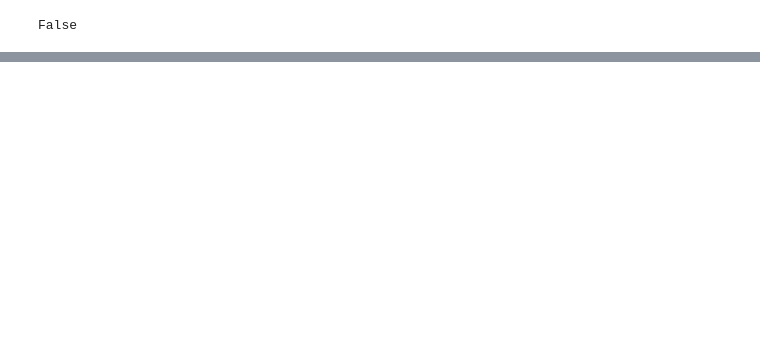
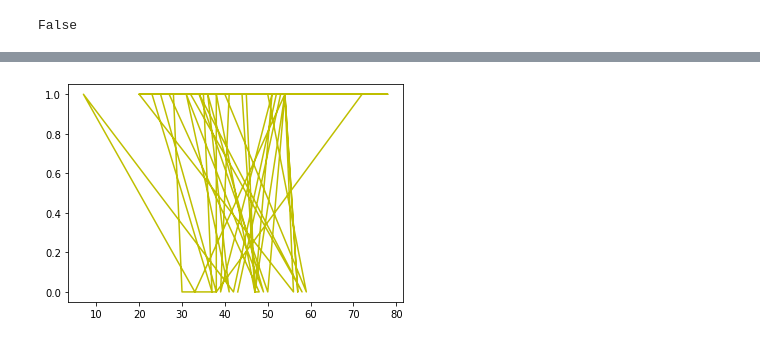
Before and after one commit to Ha-ri-ka/MIT-labs-ai-ml, a Jupyter notebook: 5th Semester/Machine Learning Lab/week3/week3_questions.ipynb, the cells around one changed output, grey strips where cells are left out. Saved outputs shown, nothing was run; the diff lists cells and outputs as text; code cells hidden in the pictures; blank space fills up the shorter version.

```diff
--- a/5th Semester/Machine Learning Lab/week3/week3_questions.ipynb
+++ b/5th Semester/Machine Learning Lab/week3/week3_questions.ipynb
@@ -232,0 +271,6 @@ array([ 1.00000000e+00, -3.33066907e-16,  0.00000000e+00, -2.22044605e-16,
+# %%
+import matplotlib.pyplot as plt
+plt.plot(data['age'],data['class'],c='y')
+plt.show()
+# %% [output]
+[figure, added]
```
Also changed, not shown: parts of 16 cells of this notebook, 3 other files.
